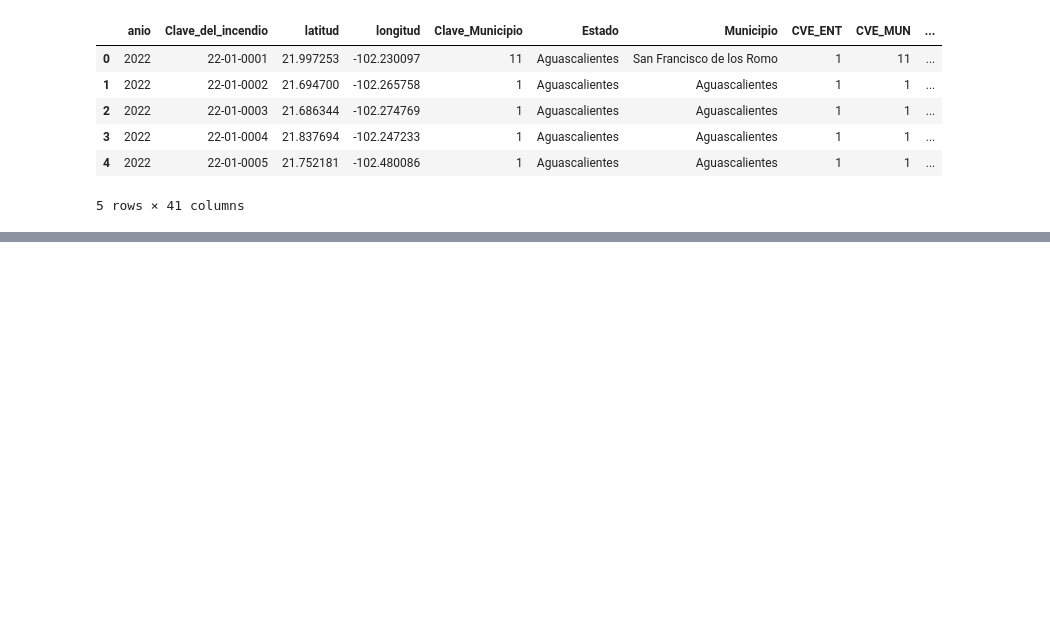
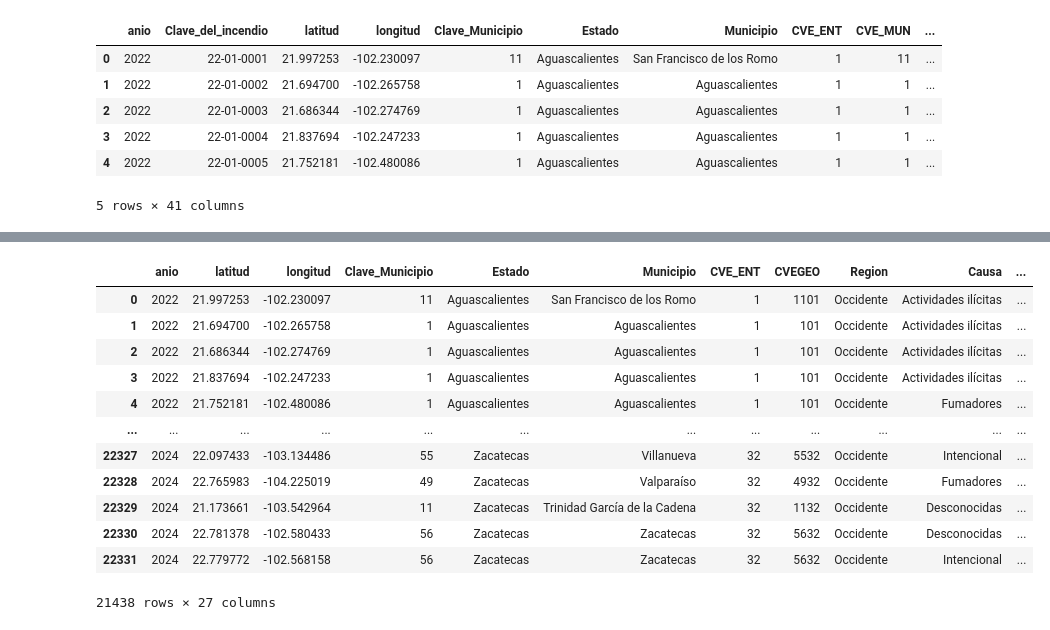
Before and after one commit to ErikaMVM/diplomado_cdd, a Jupyter notebook: moduloII/src/proyecto-incendios_forestales.ipynb, the cells around one changed output, grey strips where cells are left out. Cells and saved outputs as stored; diff of their text form; code cells hidden in the pictures; blank space fills up the shorter version.

```diff
--- a/moduloII/src/proyecto-incendios_forestales.ipynb
+++ b/moduloII/src/proyecto-incendios_forestales.ipynb
@@ -63,0 +344,18 @@ skim(df)
+# %%
+df_atipics = df2.drop(df_outliers.index)
+# %%
+df_atipics
+# %% [output]
+|  | anio | latitud | longitud | Clave_Municipio | Estado | Municipio | CVE_ENT | CVEGEO | Region | Causa | ... |
+| 0 | 2022 | 21.997253 | -102.230097 | 11 | Aguascalientes | San Francisco de los Romo | 1 | 1101 | Occidente | Actividades ilícitas | ... |
+| 1 | 2022 | 21.694700 | -102.265758 | 1 | Aguascalientes | Aguascalientes | 1 | 101 | Occidente | Actividades ilícitas | ... |
+| 2 | 2022 | 21.686344 | -102.274769 | 1 | Aguascalientes | Aguascalientes | 1 | 101 | Occidente | Actividades ilícitas | ... |
+| 3 | 2022 | 21.837694 | -102.247233 | 1 | Aguascalientes | Aguascalientes | 1 | 101 | Occidente | Actividades ilícitas | ... |
+| 4 | 2022 | 21.752181 | -102.480086 | 1 | Aguascalientes | Aguascalientes | 1 | 101 | Occidente | Fumadores | ... |
+| ... | ... | ... | ... | ... | ... | ... | ... | ... | ... | ... | ... |
+| 22327 | 2024 | 22.097433 | -103.134486 | 55 | Zacatecas | Villanueva | 32 | 5532 | Occidente | Intencional | ... |
+| 22328 | 2024 | 22.765983 | -104.225019 | 49 | Zacatecas | Valparaíso | 32 | 4932 | Occidente | Fumadores | ... |
+| 22329 | 2024 | 21.173661 | -103.542964 | 11 | Zacatecas | Trinidad García de la Cadena | 32 | 1132 | Occidente | Desconocidas | ... |
+| 22330 | 2024 | 22.781378 | -102.580433 | 56 | Zacatecas | Zacatecas | 32 | 5632 | Occidente | Desconocidas | ... |
+| 22331 | 2024 | 22.779772 | -102.568158 | 56 | Zacatecas | Zacatecas | 32 | 5632 | Occidente | Intencional | ... |
+21438 rows × 27 columns
```
Also changed, not shown: parts of 87 cells of this notebook, 5 other files.
